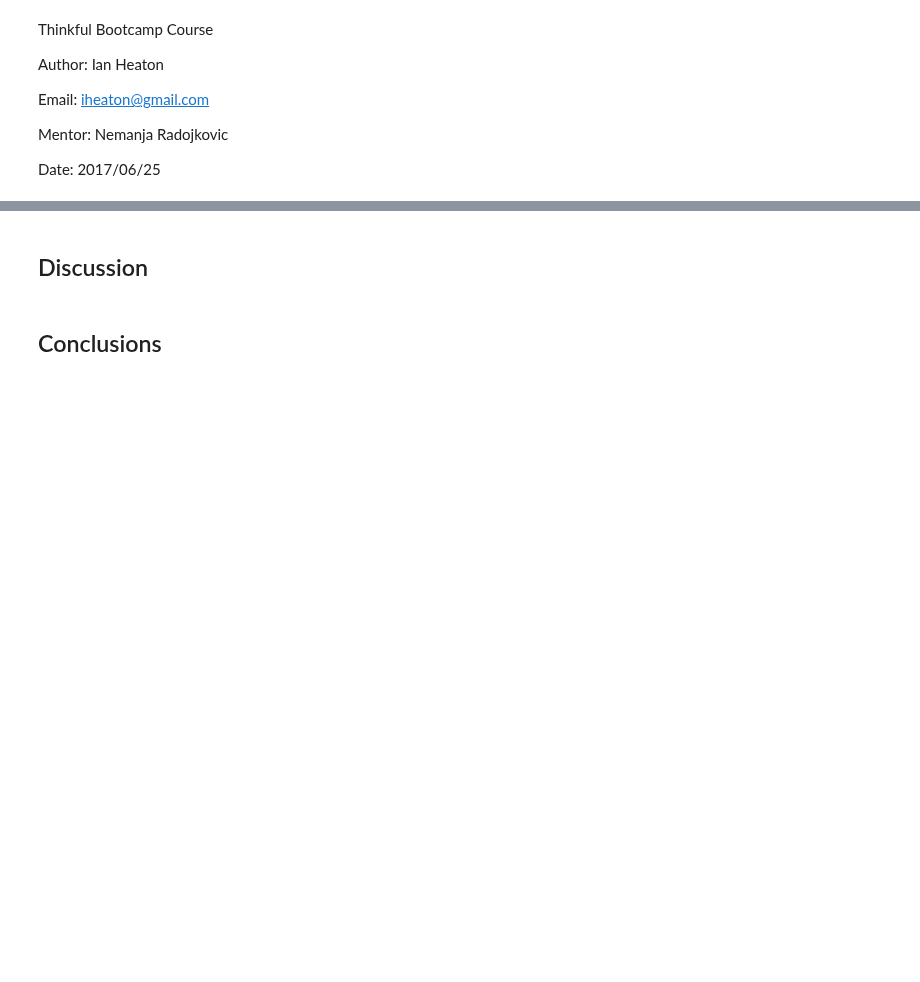
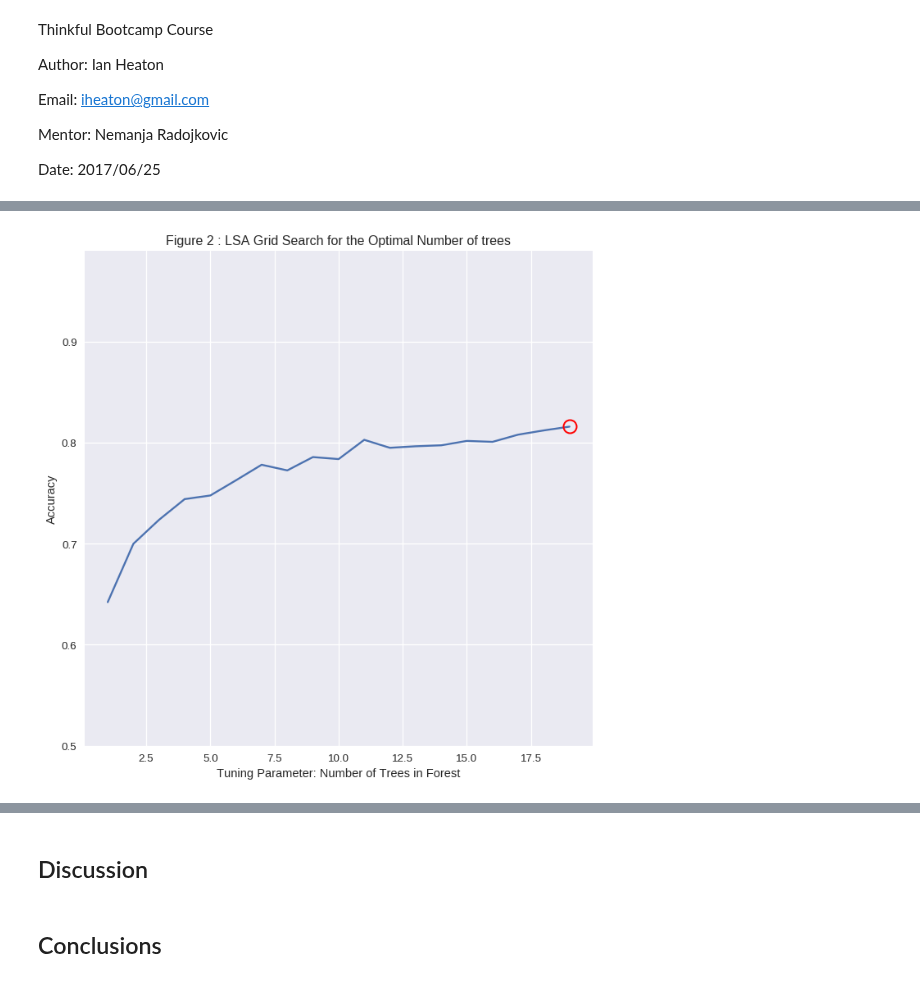
Before and after one commit to 315iah515/Thinkful-Notebooks, a Jupyter notebook: Bootcamp/Unsupervised/NaturalLanguageProcessing/NLPClassificationofPoliticalTweets.ipynb, the cells around one changed output, grey strips where cells are left out. Cells and saved outputs as stored; diff of their text form; code cells hidden in the pictures; blank space fills up the shorter version.

```diff
--- a/Bootcamp/Unsupervised/NaturalLanguageProcessing/NLPClassificationofPoliticalTweets.ipynb
+++ b/Bootcamp/Unsupervised/NaturalLanguageProcessing/NLPClassificationofPoliticalTweets.ipynb
@@ -118,0 +440,26 @@ Observations : 3000
+# %%
+# Let us find the best value for the number of trees in the forest
+rfc = ensemble.RandomForestClassifier(max_depth=8)
+
+max_trees_range = list(range(1, 20))
+param_grid = dict(n_estimators=max_trees_range)
+
+grid = GridSearchCV(rfc, param_grid, cv=5)
+grid.fit(X_lsa, y)
+
+
+# check the results of the grid search
+#print(grid.grid_scores_)
+grid_mean_scores = [result[1] for result in grid.grid_scores_]
+
+# this is a list of the average accuracies for each parameter combination
+plt.figure(figsize=(800/my_dpi, 800/my_dpi), dpi=my_dpi)
+plt.ylim([0.50, 0.99])
+plt.xlabel('Tuning Parameter: Number of Trees in Forest')
+plt.ylabel('Accuracy')
+plt.plot(max_trees_range, grid_mean_scores)
+plt.title('Figure 2 : LSA Grid Search for the Optimal Number of trees')
+__ = plt.plot(grid.best_params_['n_estimators'], grid.best_score_, 'ro', markersize=12, markeredgewidth=1.5,
+         markerfacecolor='None', markeredgecolor='r')
+# %% [output]
+[figure, added]
```
Also changed, not shown: parts of 25 cells of this notebook.
